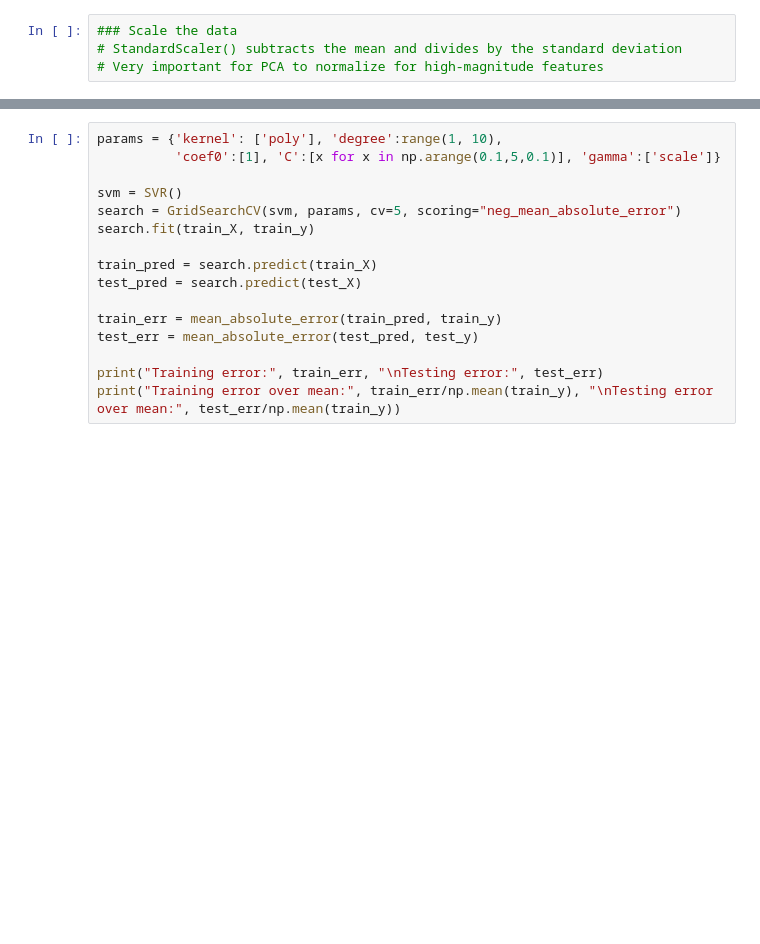
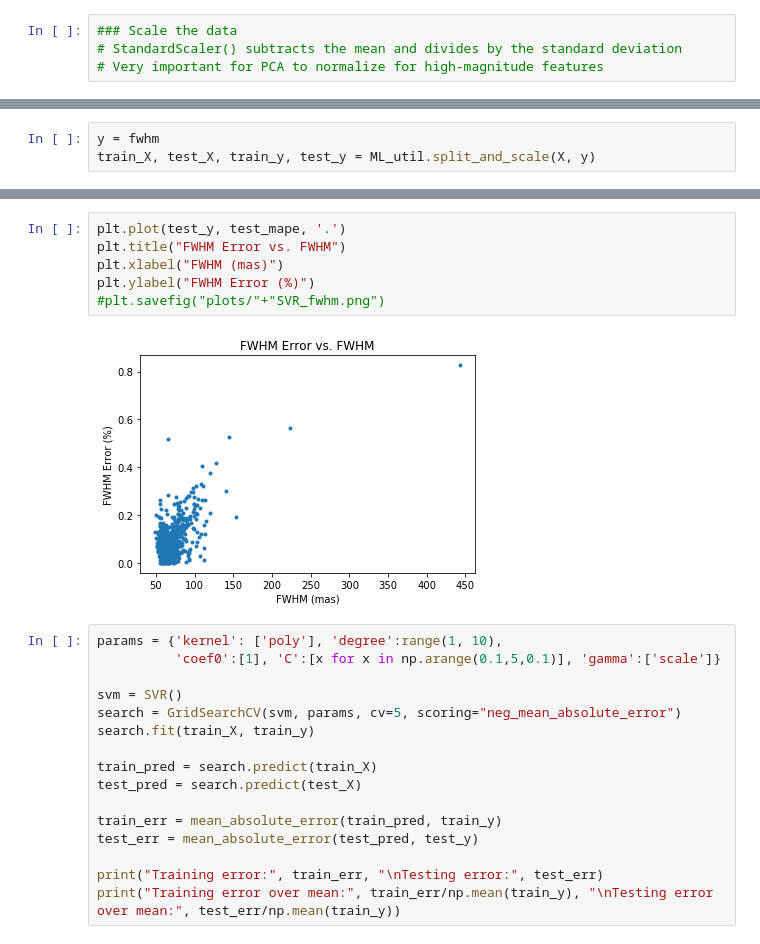
Before and after one commit to eramey16/berkeley_research, a Jupyter notebook: Keck_Performance/Keck_Linear_Analysis.ipynb, the cells around one changed output, grey strips where cells are left out. Drawn from its saved outputs; the diff is of its cells as text; blank space fills up the shorter version.

```diff
--- a/Keck_Performance/Keck_Linear_Analysis.ipynb
+++ b/Keck_Performance/Keck_Linear_Analysis.ipynb
@@ -68,0 +81,3 @@ Testing MAPE: 0.17398315523924462
+# %%
+y = fwhm
+train_X, test_X, train_y, test_y = ML_util.split_and_scale(X, y)
@@ -69,3 +103,11 @@ Testing MAPE: 0.17398315523924462
+# %%
+plt.plot(test_y, test_mape, '.')
+plt.title("FWHM Error vs. FWHM")
+plt.xlabel("FWHM (mas)")
+plt.ylabel("FWHM Error (%)")
+#plt.savefig("plots/"+"SVR_fwhm.png")
+# %% [output]
+[figure, added]
 # %%
 params = {'kernel': ['poly'], 'degree':range(1, 10),
           'coef0':[1], 'C':[x for x in np.arange(0.1,5,0.1)], 'gamma':['scale']}
```
Also changed, not shown: parts of 6 cells of this notebook, 2 other files.
